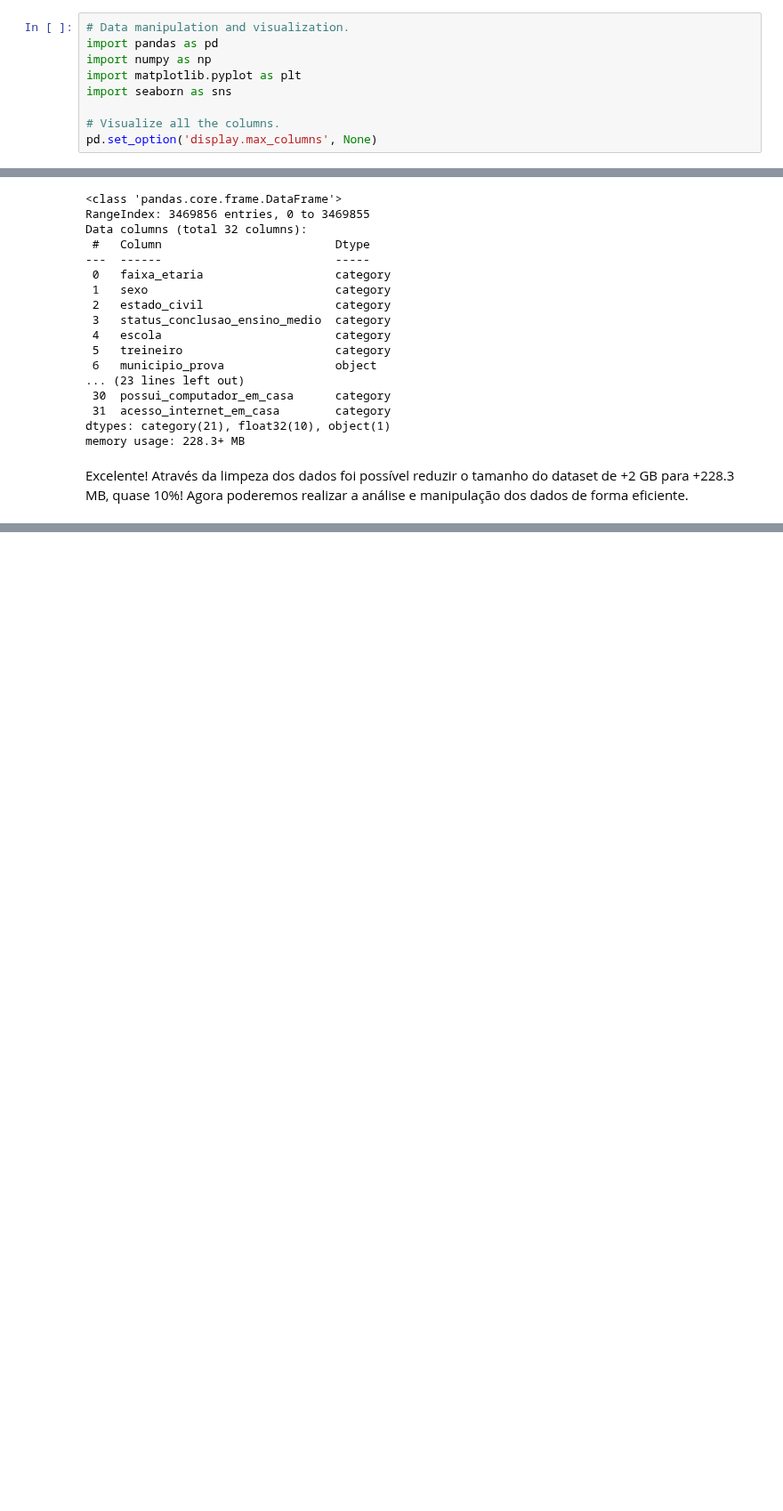
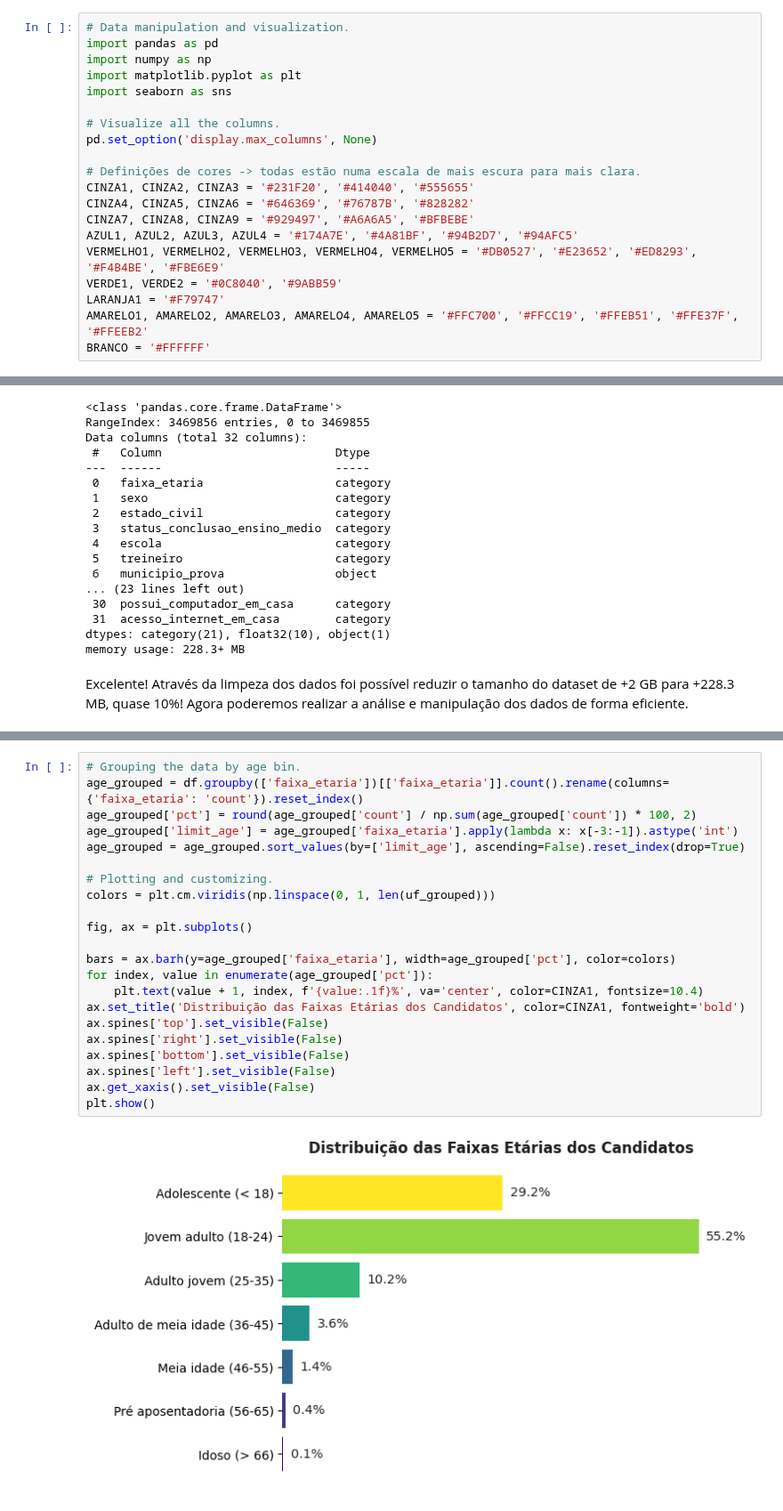
Before and after one commit to allmeidaapedro/Enem-Analysis, a Jupyter notebook: eda.ipynb, the cells around one changed output, grey strips where cells are left out. Shown at 89% size. Drawn from its saved outputs; the diff is of its cells as text; blank space fills up the shorter version.

```diff
--- a/eda.ipynb
+++ b/eda.ipynb
@@ -28,6 +28,17 @@ import seaborn as sns
 
 # Visualize all the columns.
 pd.set_option('display.max_columns', None)
+
+# Definições de cores -> todas estão numa escala de mais escura para mais clara.
+CINZA1, CINZA2, CINZA3 = '#231F20', '#414040', '#555655'
+CINZA4, CINZA5, CINZA6 = '#646369', '#76787B', '#828282'
+CINZA7, CINZA8, CINZA9 = '#929497', '#A6A6A5', '#BFBEBE'
+AZUL1, AZUL2, AZUL3, AZUL4 = '#174A7E', '#4A81BF', '#94B2D7', '#94AFC5'
+VERMELHO1, VERMELHO2, VERMELHO3, VERMELHO4, VERMELHO5 = '#DB0527', '#E23652', '#ED8293', '#F4B4BE', '#FBE6E9'
+VERDE1, VERDE2 = '#0C8040', '#9ABB59'
+LARANJA1 = '#F79747'
+AMARELO1, AMARELO2, AMARELO3, AMARELO4, AMARELO5 = '#FFC700', '#FFCC19', '#FFEB51', '#FFE37F', '#FFEEB2'
+BRANCO = '#FFFFFF'
 # %% [markdown]
 #### 2. Coletando os dados
 Há três tabelas disponíveis para análise:
@@ -507,0 +583,24 @@ Excelente! Através da limpeza dos dados foi possível reduzir o tamanho do data
+# %%
+# Grouping the data by age bin.
+age_grouped = df.groupby(['faixa_etaria'])[['faixa_etaria']].count().rename(columns={'faixa_etaria': 'count'}).reset_index()
+age_grouped['pct'] = round(age_grouped['count'] / np.sum(age_grouped['count']) * 100, 2)
+age_grouped['limit_age'] = age_grouped['faixa_etaria'].apply(lambda x: x[-3:-1]).astype('int')
+age_grouped = age_grouped.sort_values(by=['limit_age'], ascending=False).reset_index(drop=True)
+
+# Plotting and customizing.
+colors = plt.cm.viridis(np.linspace(0, 1, len(uf_grouped)))
+
+fig, ax = plt.subplots()
+
+bars = ax.barh(y=age_grouped['faixa_etaria'], width=age_grouped['pct'], color=colors)
+for index, value in enumerate(age_grouped['pct']):
+    plt.text(value + 1, index, f'{value:.1f}%', va='center', color=CINZA1, fontsize=10.4)
+ax.set_title('Distribuição das Faixas Etárias dos Candidatos', color=CINZA1, fontweight='bold')
+ax.spines['top'].set_visible(False)
+ax.spines['right'].set_visible(False)
+ax.spines['bottom'].set_visible(False)
+ax.spines['left'].set_visible(False)
+ax.get_xaxis().set_visible(False)
+plt.show()
+# %% [output]
+[figure, added]
```
Also changed, not shown: parts of 28 cells of this notebook.
